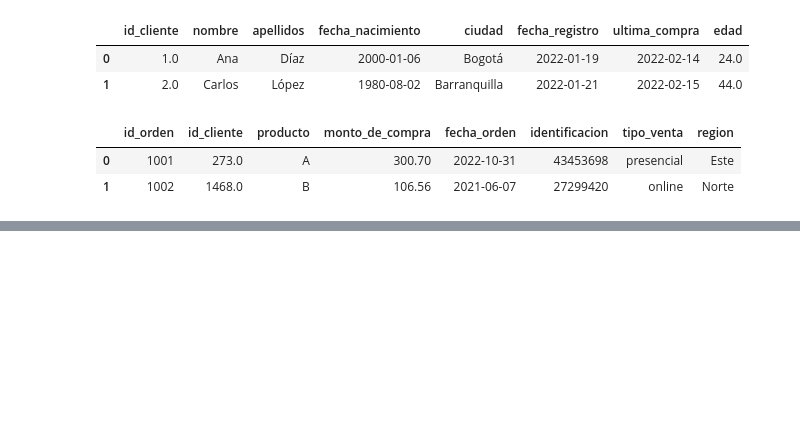
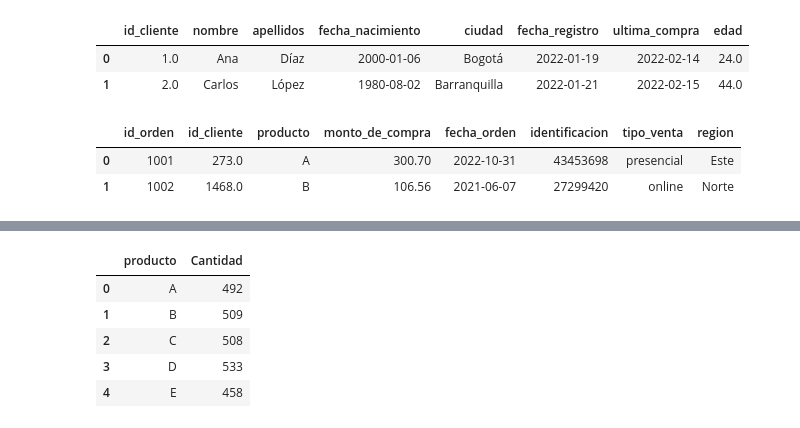
Before and after one commit to Juanesalamanca/INTRODUCCION, a Jupyter notebook: DatosExcel/Procesamiento de datos.ipynb, the cells around one changed output, grey strips where cells are left out. Saved outputs shown, nothing was run; the diff lists cells and outputs as text; code cells hidden in the pictures; blank space fills up the shorter version.

```diff
--- a/DatosExcel/Procesamiento de datos.ipynb
+++ b/DatosExcel/Procesamiento de datos.ipynb
@@ -441,0 +470,10 @@ df2_drop.head(2)
+# %%
+grupo=df2_drop.groupby(['producto']).size().reset_index(name='Cantidad')
+grupo
+# %% [output]
+|  | producto | Cantidad |
+| 0 | A | 492 |
+| 1 | B | 509 |
+| 2 | C | 508 |
+| 3 | D | 533 |
+| 4 | E | 458 |
```
Also changed, not shown: parts of 4 cells of this notebook.
